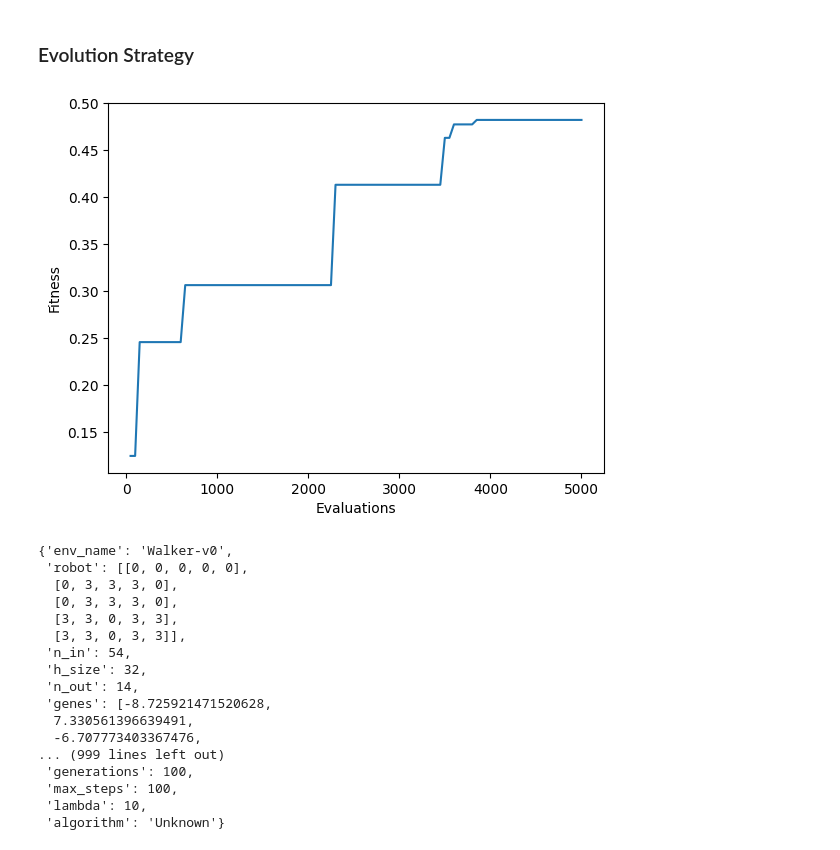
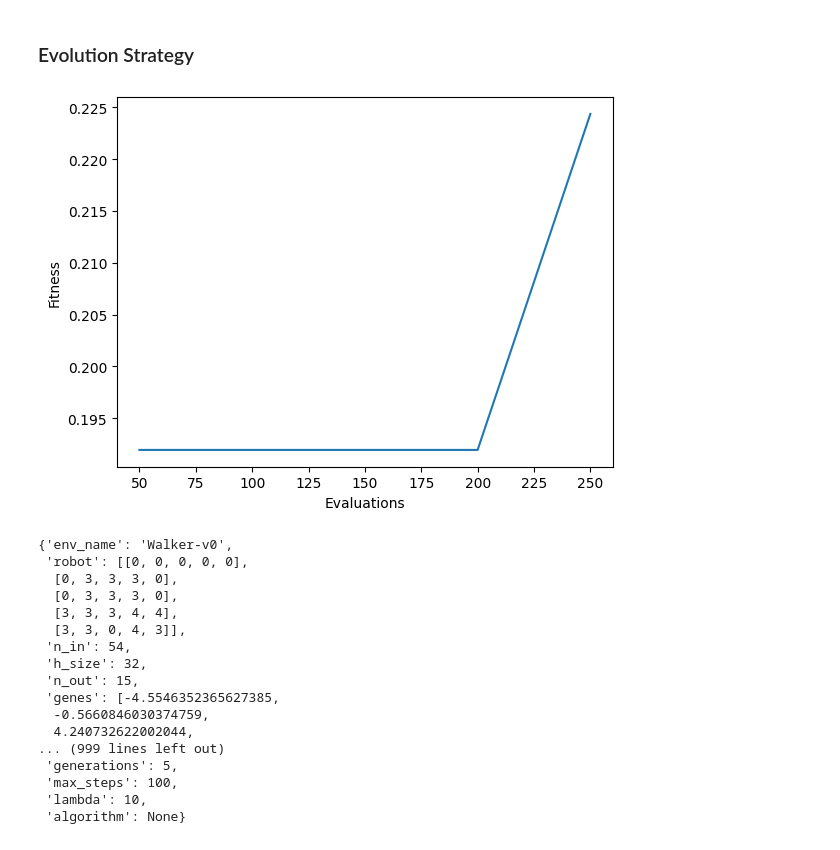
Before and after one commit to MassimoDeBellisVitti/evolution, a Jupyter notebook: project/testwalk.ipynb, the cells around one changed output. Cells and saved outputs as stored; diff of their text form; code cells hidden in the pictures.

```diff
--- a/project/testwalk.ipynb
+++ b/project/testwalk.ipynb
@@ -164,11 +164,14 @@ def save_solution(a, cfg, name="solution.json", algo_name=None):
     save_cfg["robot"] = cfg["robot"].tolist()
     save_cfg["genes"] = a.genes.tolist()
     save_cfg["fitness"] = float(a.fitness)
-    # Salva anche i parametri extra
+
+    # Parametri extra
     save_cfg["generations"] = cfg.get("generations")
     save_cfg["max_steps"] = cfg.get("max_steps")
     save_cfg["lambda"] = cfg.get("lambda")
-    save_cfg["algorithm"] = algo_name if algo_name is not None else cfg.get("algorithm", "Unknown")
+    save_cfg["algorithm"] = cfg.get("algorithm")
+
+
     with open(name, "w") as f:
         json.dump(save_cfg, f)
     return save_cfg
@@ -379,53 +382,55 @@ walker = np.array([
     [0, 0, 0, 0, 0 ],
     [0, 3, 3, 3, 0],
     [0, 3, 3, 3, 0],
-    [3, 3, 0, 3, 3],
-    [3, 3, 0, 3, 3]
+    [3, 3, 3, 4, 4],
+    [3, 3, 0, 4, 3]
     ])
+
+
 
 np.save("walker_matrix.npy", walker)
 
 
 config = {
     "env_name": "Walker-v0",
     "robot": walker,
-    "generations": 100, # to change: increase!
+    "generations": 5, # to change: increase!
     "lambda": 10, # Population size
     "mu": 50, # Parents pop size *ES*
     "sigma": 0.1, # mutation std
     "lr": 1, # Learning rate
     "max_steps": 100, # to change to 500
 }
 
 a = CMA_ME(config)
 a.fitness
 
 cfg = get_cfg(config["env_name"], robot=config["robot"]) # Get network dims
 cfg = {**config, **cfg} # Merge configs
 
 env = make_env(config["env_name"], robot=config["robot"])
 evaluate(a, env, render=False)
 env.close()
 
 np.save("Walker.npy", a.genes)
 
-save_solution(a, cfg)
+save_solution(a, cfg, algo_name=cfg.get("algorithm"))
 # %% [output]
-[figure, old version]
+[figure, new version]
 {'env_name': 'Walker-v0',
  'robot': [[0, 0, 0, 0, 0],
   [0, 3, 3, 3, 0],
   [0, 3, 3, 3, 0],
-  [3, 3, 0, 3, 3],
-  [3, 3, 0, 3, 3]],
+  [3, 3, 3, 4, 4],
+  [3, 3, 0, 4, 3]],
  'n_in': 54,
  'h_size': 32,
- 'n_out': 14,
- 'genes': [-8.725921471520628,
-  7.330561396639491,
-  -6.707773403367476,
+ 'n_out': 15,
+ 'genes': [-4.5546352365627385,
+  -0.5660846030374759,
+  4.240732622002044,
 ... (999 lines left out)
- 'generations': 100,
+ 'generations': 5,
  'max_steps': 100,
  'lambda': 10,
- 'algorithm': 'Unknown'}
+ 'algorithm': None}
```
Also changed, not shown: parts of 1 cell of this notebook, 19 other files.
